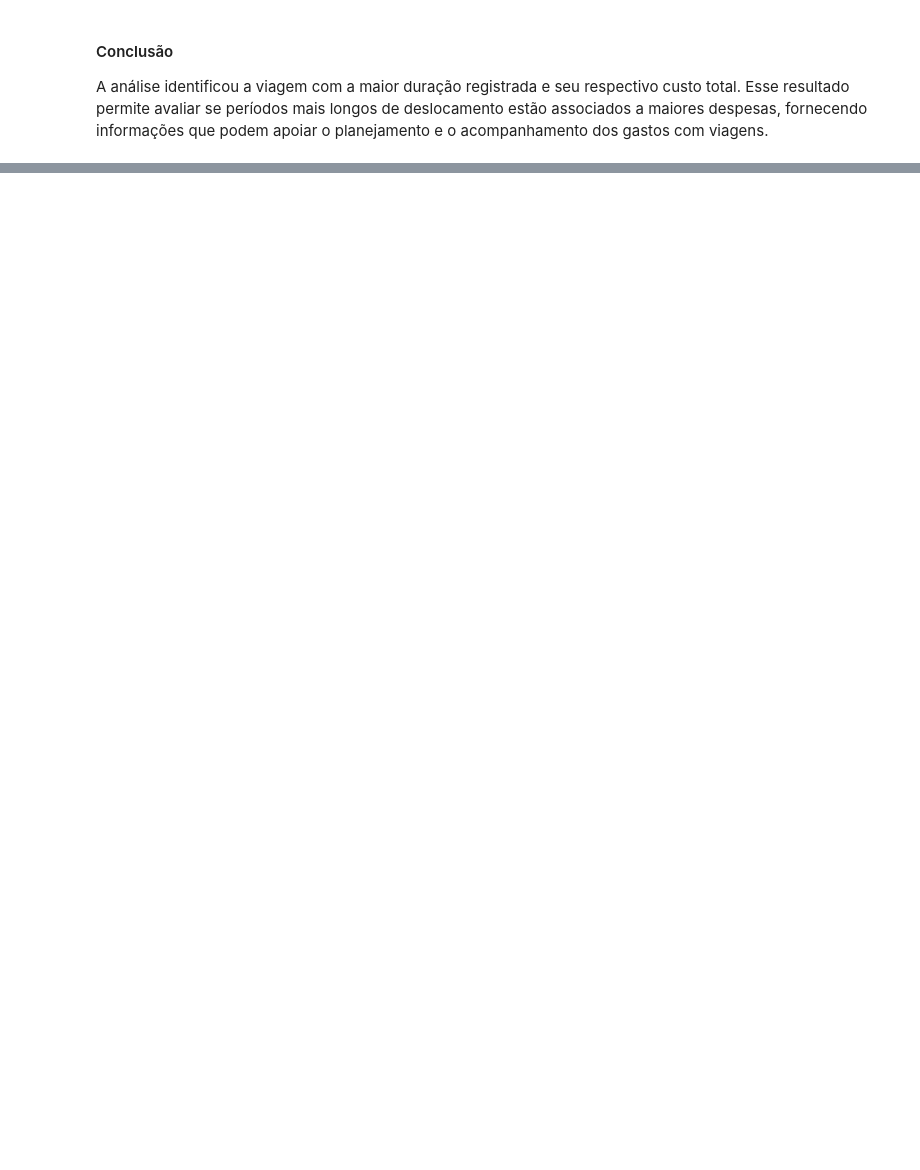
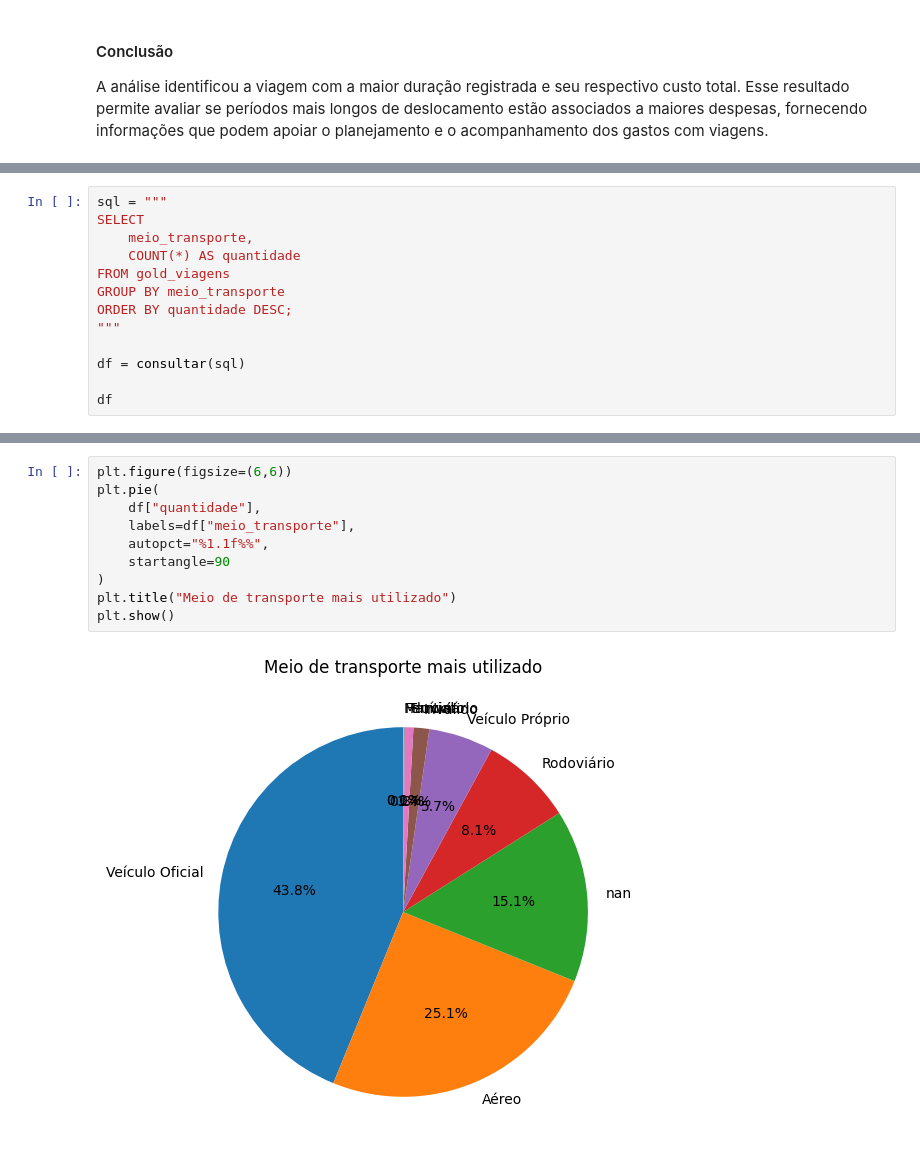
Before and after one commit to juliarsegundo/projeto_avaliativo_viagens, a Jupyter notebook: 3_analise.ipynb, the cells around one changed output, grey strips where cells are left out. Drawn from its saved outputs; the diff is of its cells as text; blank space fills up the shorter version.

```diff
--- a/3_analise.ipynb
+++ b/3_analise.ipynb
@@ -156,0 +311,13 @@ A análise identificou a viagem com a maior duração registrada e seu respectiv
+# %%
+sql = """
+SELECT
+    meio_transporte,
+    COUNT(*) AS quantidade
+FROM gold_viagens
+GROUP BY meio_transporte
+ORDER BY quantidade DESC;
+"""
+
+df = consultar(sql)
+
+df
@@ -156,0 +335,12 @@ A análise identificou a viagem com a maior duração registrada e seu respectiv
+# %%
+plt.figure(figsize=(6,6))
+plt.pie(
+    df["quantidade"],
+    labels=df["meio_transporte"],
+    autopct="%1.1f%%",
+    startangle=90
+)
+plt.title("Meio de transporte mais utilizado")
+plt.show()
+# %% [output]
+[figure, added]
```
Also changed, not shown: parts of 30 cells of this notebook, 1 other file.
